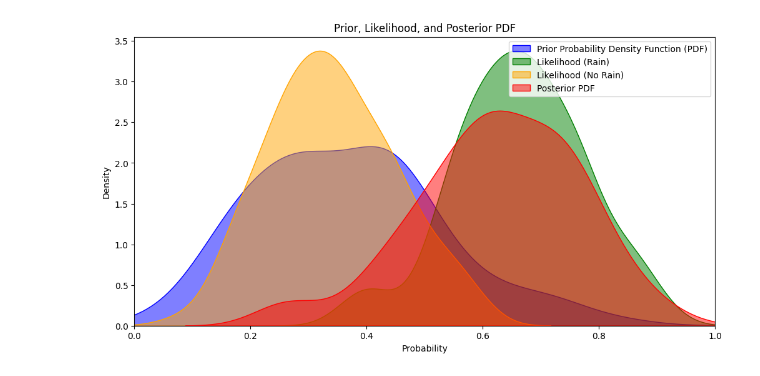
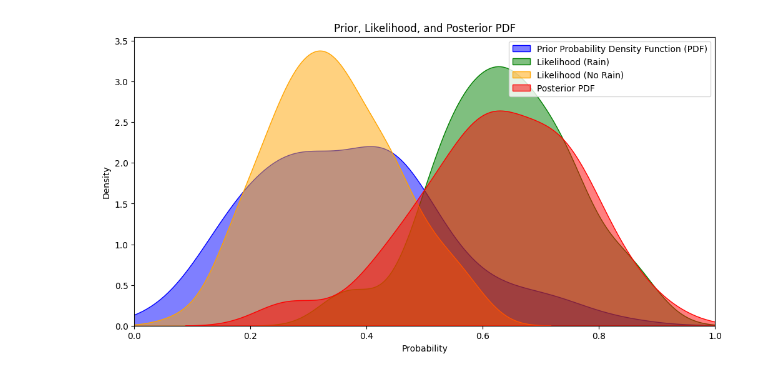
Before and after one commit to jingliu4008/Blitz2024Bayes, a Jupyter notebook: Bayes.ipynb, the cells around one changed output. Saved outputs shown, nothing was run; the diff lists cells and outputs as text; code cells hidden in the pictures.

```diff
--- a/Bayes.ipynb
+++ b/Bayes.ipynb
@@ -10,36 +10,36 @@ np.random.seed(42)  # For reproducibility
 prior = np.random.beta(a=3, b=5, size=100)
 
 # Simulate likelihood (carrying umbrella given rain and not rain)
-likelihood_rain = np.random.beta(a=10, b=5, size=100)  # Adjusted beta distribution parameters for likelihood
+likelihood_rain = np.random.beta(a=9, b=5, size=100)  # Adjusted beta distribution parameters for likelihood
 likelihood_no_rain = np.random.beta(a=5, b=10, size=100)  # Adjusted beta distribution parameters for likelihood
 
 # Simulate posterior distribution (updated probability based on observed data)
 posterior = np.random.beta(a=5, b=3, size=100)
 
 # Plot the distributions using seaborn
 plt.figure(figsize=(12, 6))
 
 # Plot prior distribution
 #plot kernel density estimates, alpha is to make the colors 50% transparent for a better look
 sns.kdeplot(prior, label='Prior Probability Density Function (PDF)', color='blue', fill=True, alpha=0.5)
 
 # Plot likelihood distributions
 sns.kdeplot(likelihood_rain, label='Likelihood (Rain)', color='green', fill=True, alpha=0.5)
 sns.kdeplot(likelihood_no_rain, label='Likelihood (No Rain)', color='orange', fill=True, alpha=0.5)
 
 # Plot posterior distribution
 sns.kdeplot(posterior, label='Posterior PDF', color='red', fill=True, alpha=0.5)
 
 # Add titles and labels
 plt.title('Prior, Likelihood, and Posterior PDF')
 plt.xlabel('Probability')
 plt.ylabel('Density')
 plt.legend()
 
 # Set x-axis limits to ensure it's within [0, 1]
 plt.xlim(0, 1)
 
 # Show the plot
 plt.show()
 # %% [output]
-[figure, old version]
+[figure, new version]
```
